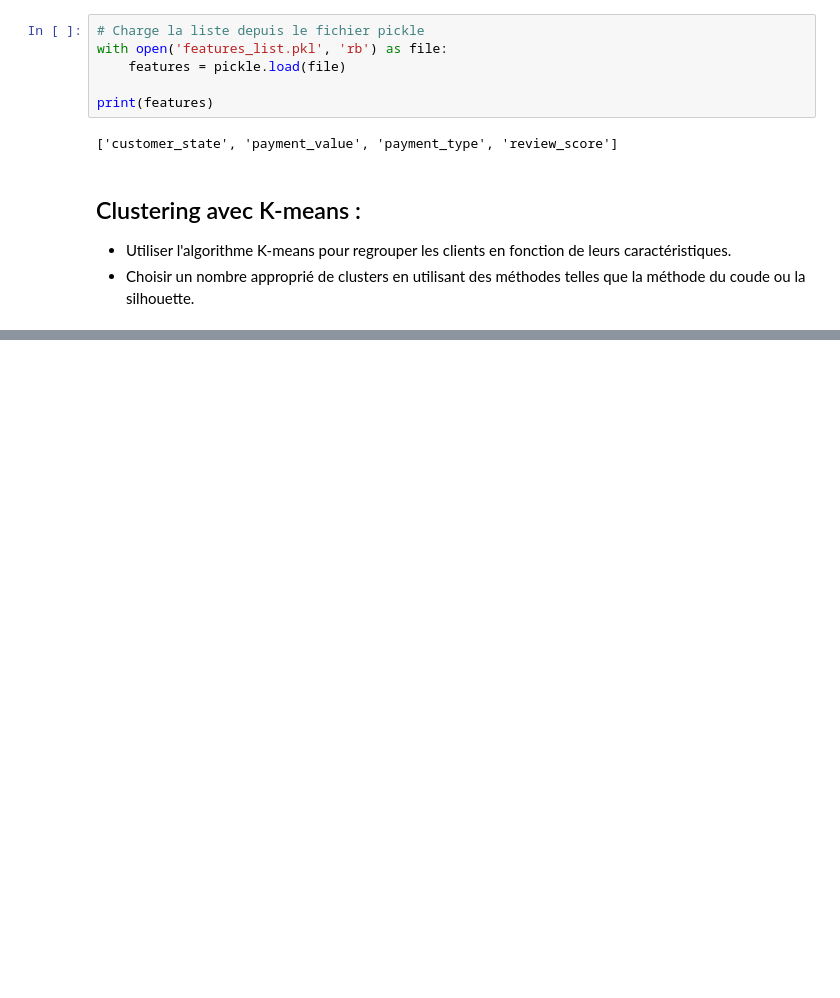
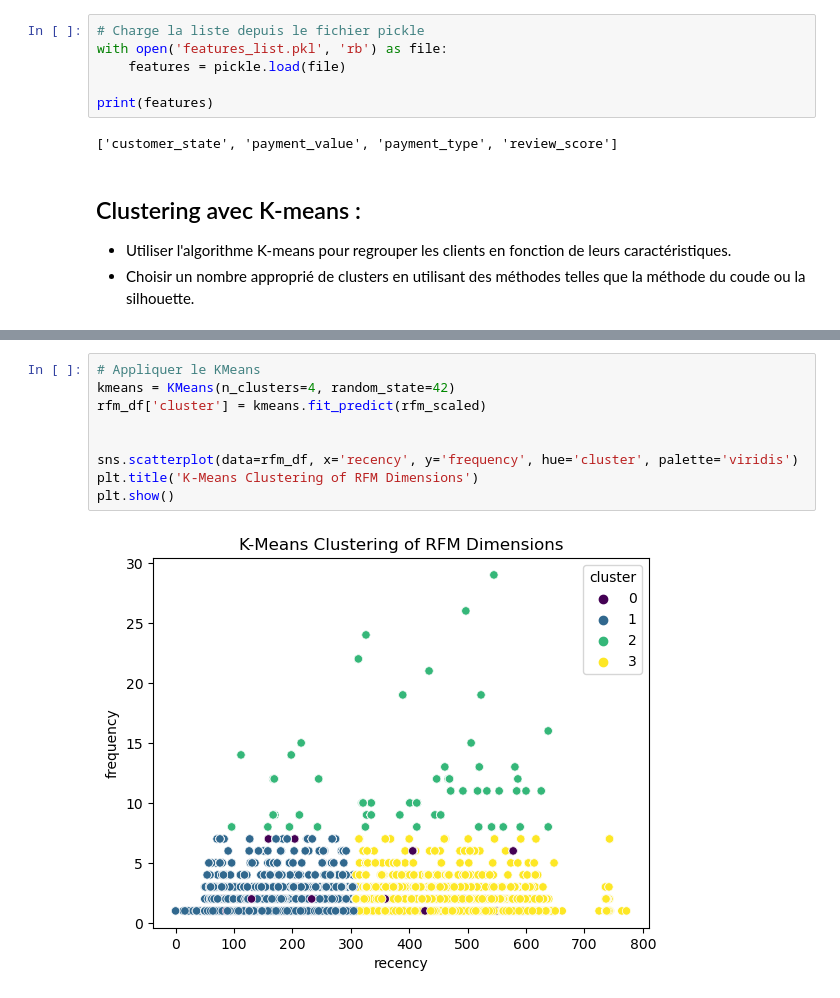
Before and after one commit to Tarek-D/P5-Unsupervised-Learning, a Jupyter notebook: unsupervised-learning.ipynb, the cells around one changed output, grey strips where cells are left out. Drawn from its saved outputs; the diff is of its cells as text; blank space fills up the shorter version.

```diff
--- a/unsupervised-learning.ipynb
+++ b/unsupervised-learning.ipynb
@@ -120,0 +137,11 @@ plt.show()
+# %%
+# Appliquer le KMeans
+kmeans = KMeans(n_clusters=4, random_state=42)
+rfm_df['cluster'] = kmeans.fit_predict(rfm_scaled)
+
+
+sns.scatterplot(data=rfm_df, x='recency', y='frequency', hue='cluster', palette='viridis')
+plt.title('K-Means Clustering of RFM Dimensions')
+plt.show()
+# %% [output]
+[figure, added]
```
Also changed, not shown: parts of 27 cells of this notebook, 3 other files.
